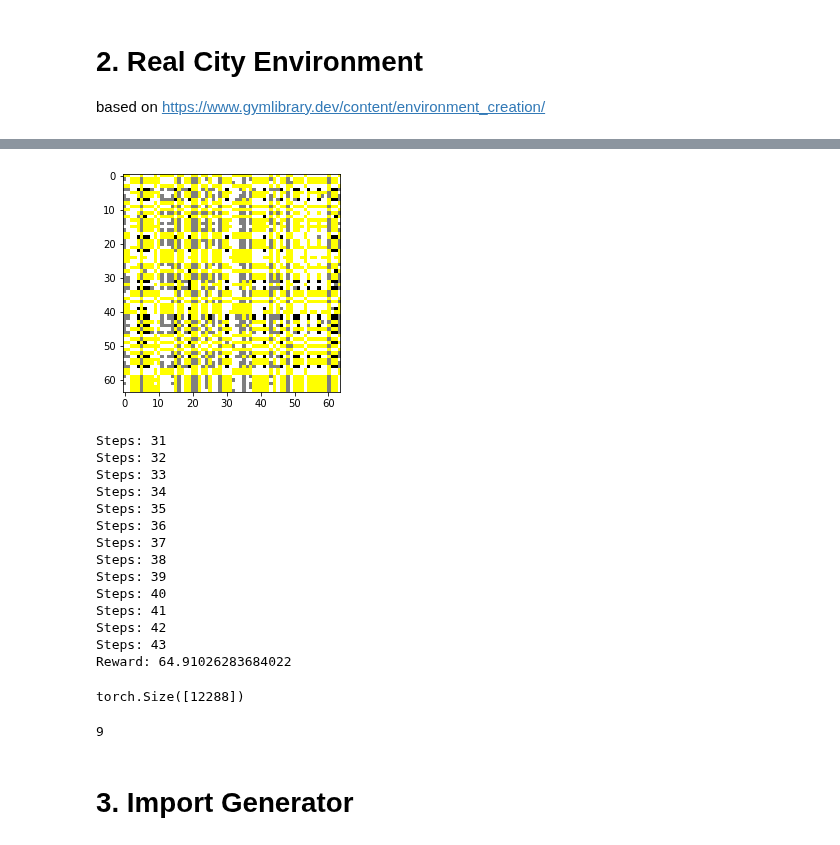
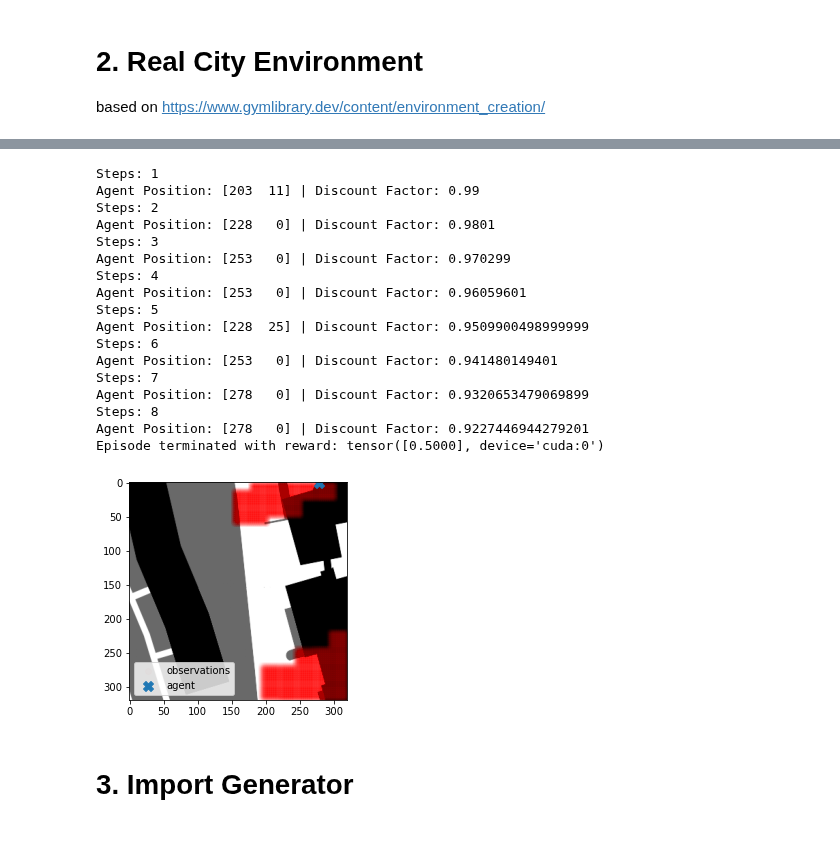
Before and after one commit to neithangurthang/SyntheticCities, a Jupyter notebook: notebooks/01 ReinforcementLearningExperiment.ipynb, the cells around one changed output, grey strips where cells are left out. Cells and saved outputs as stored; diff of their text form; code cells hidden in the pictures.

Commit message:
work on RL action and optimisation

```diff
--- a/notebooks/01 ReinforcementLearningExperiment.ipynb
+++ b/notebooks/01 ReinforcementLearningExperiment.ipynb
@@ -250,0 +315,6 @@ class Observation():
+# %%
+radius = 10
+position = [random.randint(0, i.size[0]), random.randint(0, i.size[1])]
+# position = [0, 0]
+#i
+print(position)
@@ -250,0 +359,4 @@ class Observation():
+# %%
+xmin, xmax = np.clip(position[0] - radius, radius, i.size[0]-radius), np.clip(position[0] + radius, radius, i.size[0]-radius)
+ymin, ymax = np.clip(position[1] - radius, radius, i.size[1]-radius), np.clip(position[1] + radius, radius, i.size[1]-radius)
+f = i.X[xmin:xmax, ymin:ymax]
@@ -531,6 +750,8 @@ class RealCity(gym.Env):
         plt.imshow(tensor)
         return
 # %%
-RCenv = RealCity(src=filesrc, res=128, obsRadius=10, obsMapRes = 64)
-RCenv.reset()
+%%time
+torch.cuda.empty_cache()
+RCenv = RealCity(src=filesrc, res=resolution, obsRadius=obsRadius, obsMapRes = obsRes, memorySlots=memorySlots)
+state, info = RCenv.reset()
 # %% [output]
@@ -544,4 +767,5 @@ RCenv.printState()
 # %%
+%%time
 for i in range(20):
-    RCenv.step(RCenv.action_space.sample(), prediction = 1)
-    # print(RCenv._agent_location)
+    RCenv.step(RCenv.action_space.sample()) #, prediction = 1)
+    print(RCenv._agent_location)
@@ -560,38 +790,32 @@ RCenv.printObservationTensor(real=True)
-# %%
-RCenv.printObservationTensor(real=False)
-# %% [output]
-[figure, removed]
 # %%
 RCenv.reset()
 terminated = False
 while not terminated:
-    observation, reward, terminated, interrupted, info = RCenv.step(RCenv.action_space.sample(), prediction = 1)
+    observation, reward, terminated, interrupted, info = RCenv.step(RCenv.action_space.sample())# , prediction = 1)
     print(f"Steps: {RCenv.presentStep}")
+    print(f"Agent Position: {RCenv._agent_location} | Discount Factor: {RCenv.gamma**RCenv.presentStep}")
     if terminated:
-        print(f"Reward: {reward}")
+        print(f"Episode terminated with reward: {reward}")
+        RCenv.printState()
 # %% [output]
-Steps: 31
-Steps: 32
-Steps: 33
-Steps: 34
-Steps: 35
-Steps: 36
-Steps: 37
-Steps: 38
-Steps: 39
-Steps: 40
-Steps: 41
-Steps: 42
-Steps: 43
-Reward: 64.91026283684022
+Steps: 1
+Agent Position: [203  11] | Discount Factor: 0.99
+Steps: 2
+Agent Position: [228   0] | Discount Factor: 0.9801
+Steps: 3
+Agent Position: [253   0] | Discount Factor: 0.970299
+Steps: 4
+Agent Position: [253   0] | Discount Factor: 0.96059601
+Steps: 5
+Agent Position: [228  25] | Discount Factor: 0.9509900498999999
+Steps: 6
+Agent Position: [253   0] | Discount Factor: 0.941480149401
+Steps: 7
+Agent Position: [278   0] | Discount Factor: 0.9320653479069899
+Steps: 8
+Agent Position: [278   0] | Discount Factor: 0.9227446944279201
+Episode terminated with reward: tensor([0.5000], device='cuda:0')
+[figure, added]
-# %%
-RCenv.ObservationsToTensor().flatten().size()
-# %% [output]
-torch.Size([12288])
-# %%
-RCenv.action_space.n
-# %% [output]
-9
 # %% [markdown]
 # 3. Import Generator
 # %%
```
Also changed, not shown: parts of 73 cells of this notebook, 2 other files.
